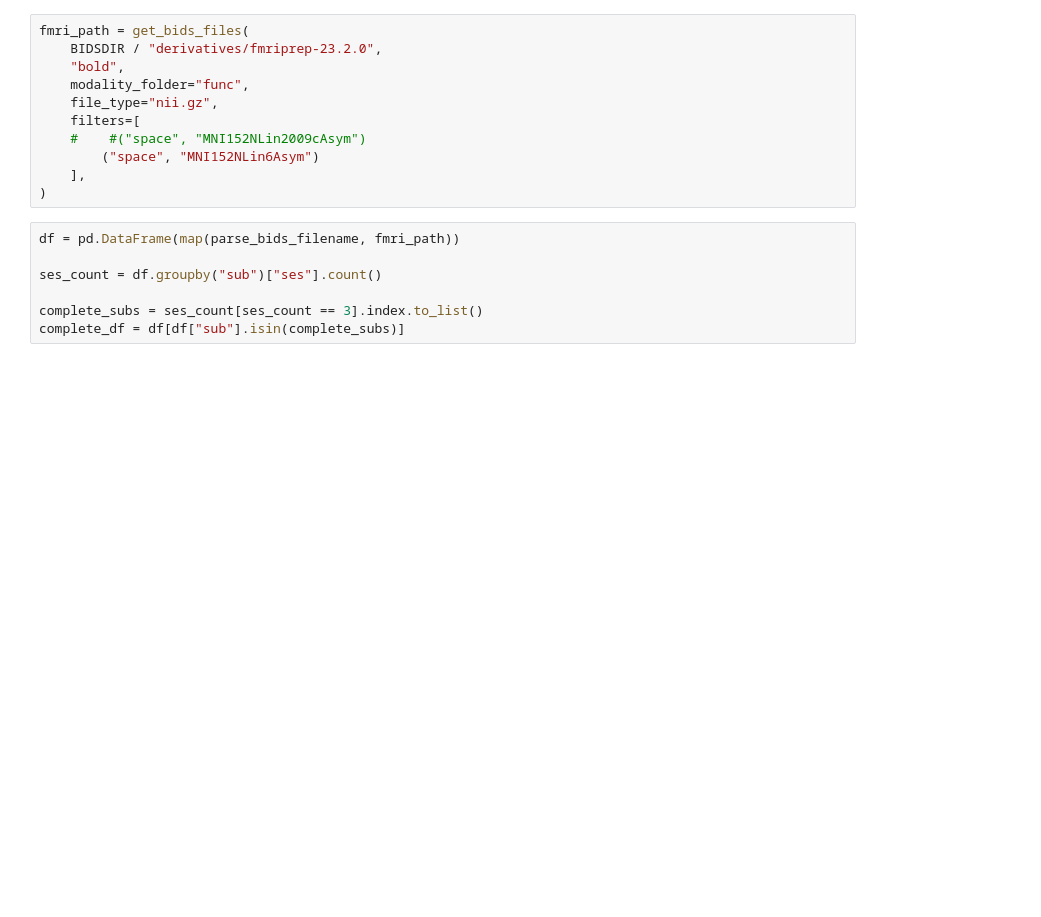
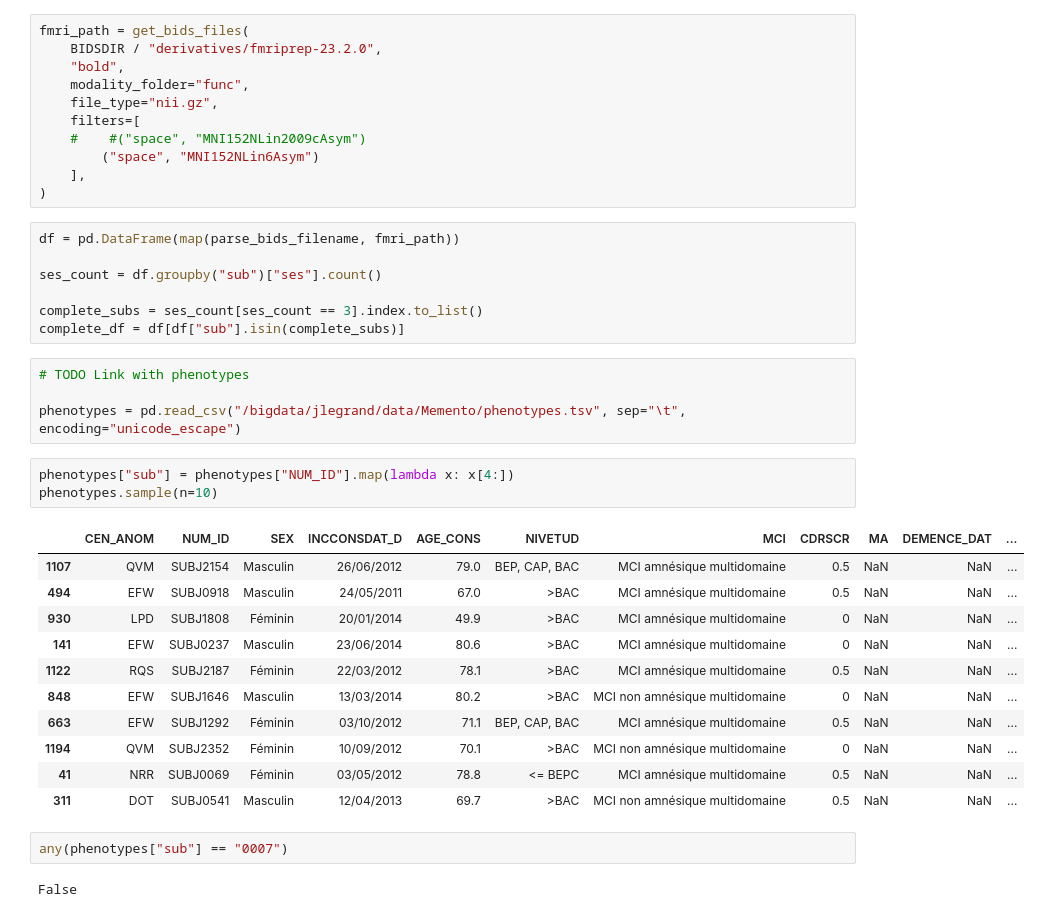
Before and after one commit to jonathan-legrand/bold-dementia, a Jupyter notebook: memento/longitudinal_loading.ipynb, the cells around one changed output. Saved outputs shown, nothing was run; the diff lists cells and outputs as text; blank space fills up the shorter version.

```diff
--- a/memento/longitudinal_loading.ipynb
+++ b/memento/longitudinal_loading.ipynb
@@ -82,3 +83,26 @@ ses_count = df.groupby("sub")["ses"].count()
 
 complete_subs = ses_count[ses_count == 3].index.to_list()
 complete_df = df[df["sub"].isin(complete_subs)]
+# %%
+# TODO Link with phenotypes
+
+phenotypes = pd.read_csv("/bigdata/jlegrand/data/Memento/phenotypes.tsv", sep="\t", encoding="unicode_escape")
+# %%
+phenotypes["sub"] = phenotypes["NUM_ID"].map(lambda x: x[4:])
+phenotypes.sample(n=10)
+# %% [output]
+|  | CEN_ANOM | NUM_ID | SEX | INCCONSDAT_D | AGE_CONS | NIVETUD | MCI | CDRSCR | MA | DEMENCE_DAT | ... |
+| 1107 | QVM | SUBJ2154 | Masculin | 26/06/2012 | 79.0 | BEP, CAP, BAC | MCI amnésique multidomaine | 0.5 | NaN | NaN | ... |
+| 494 | EFW | SUBJ0918 | Masculin | 24/05/2011 | 67.0 | >BAC | MCI amnésique multidomaine | 0.5 | NaN | NaN | ... |
+| 930 | LPD | SUBJ1808 | Féminin | 20/01/2014 | 49.9 | >BAC | MCI amnésique multidomaine | 0 | NaN | NaN | ... |
+| 141 | EFW | SUBJ0237 | Masculin | 23/06/2014 | 80.6 | >BAC | MCI amnésique multidomaine | 0 | NaN | NaN | ... |
+| 1122 | RQS | SUBJ2187 | Féminin | 22/03/2012 | 78.1 | >BAC | MCI amnésique multidomaine | 0.5 | NaN | NaN | ... |
+| 848 | EFW | SUBJ1646 | Masculin | 13/03/2014 | 80.2 | >BAC | MCI non amnésique multidomaine | 0 | NaN | NaN | ... |
+| 663 | EFW | SUBJ1292 | Féminin | 03/10/2012 | 71.1 | BEP, CAP, BAC | MCI amnésique multidomaine | 0.5 | NaN | NaN | ... |
+| 1194 | QVM | SUBJ2352 | Féminin | 10/09/2012 | 70.1 | >BAC | MCI non amnésique multidomaine | 0 | NaN | NaN | ... |
+| 41 | NRR | SUBJ0069 | Féminin | 03/05/2012 | 78.8 | <= BEPC | MCI amnésique multidomaine | 0.5 | NaN | NaN | ... |
+| 311 | DOT | SUBJ0541 | Masculin | 12/04/2013 | 69.7 | >BAC | MCI non amnésique multidomaine | 0.5 | NaN | NaN | ... |
+# %%
+any(phenotypes["sub"] == "0007")
+# %% [output]
+False
```
Also changed, not shown: parts of 6 cells of this notebook, 1 other file.
